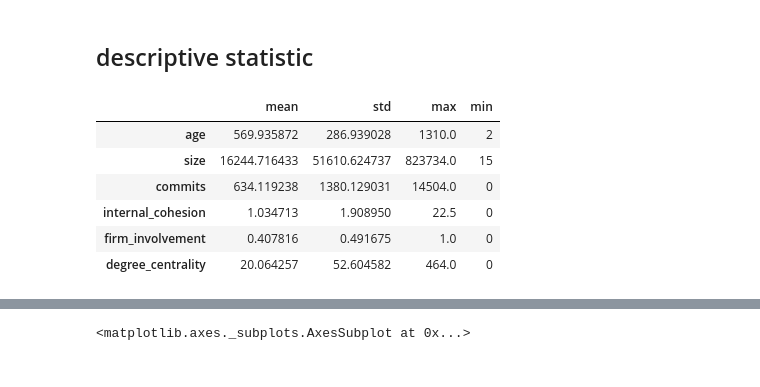
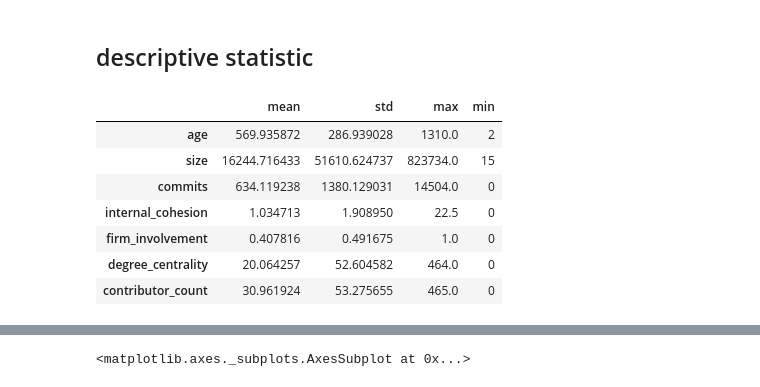
Before and after one commit to Takamichi-tsutsumi/github-py, a Jupyter notebook: Analysis.ipynb, the cells around one changed output, grey strips where cells are left out. Cells and saved outputs as stored; diff of their text form; code cells hidden in the pictures.

```diff
--- a/Analysis.ipynb
+++ b/Analysis.ipynb
@@ -3,7 +3,7 @@
 import pandas as pd
 import numpy
 import matplotlib.pyplot as plt
-import scipy.stats
+import scipy.stats as stats
 import pandas.io.sql as psql
 import psycopg2 as pg
 from statsmodels import api as sm
@@ -12,11 +12,11 @@ plt.style.use('ggplot')
 
 # Database connection
 with pg.connect(database='research') as conn:
-    sql = 'SELECT full_name, age, size, commits, internal_cohesion, degree_centrality, firm_involvement \
+    sql = 'SELECT full_name, age, size, commits, internal_cohesion, contributor_count, degree_centrality, firm_involvement \
         FROM repositories where id < 1000;'
     data = psql.read_sql(sql, conn)
 
-sub = data[["age", "size", "commits", "internal_cohesion", "firm_involvement", "degree_centrality"]]
+sub = data[["age", "size", "commits", "internal_cohesion", "firm_involvement", "degree_centrality", "contributor_count"]]
 sub_data = sub.copy()
 
 sub_data["age"] = pd.to_numeric(sub_data["age"], errors="coerce")
@@ -25,3 +25,4 @@ sub_data["commits"] = pd.to_numeric(sub_data["commits"], errors="coerce")
 sub_data["internal_cohesion"] = pd.to_numeric(sub_data["internal_cohesion"], errors="coerce")
 sub_data["firm_involvement"] = pd.to_numeric(sub_data["firm_involvement"], errors="coerce")
 sub_data["degree_centrality"] = pd.to_numeric(sub_data["degree_centrality"], errors="coerce")
+sub_data["contributor_count"] = pd.to_numeric(sub_data["contributor_count"], errors="coerce")
@@ -28,23 +31,24 @@ sub_data["degree_centrality"] = pd.to_numeric(sub_data["degree_centrality"], err
 # %% [markdown]
 ## descriptive statistic
 # %%
-labels = ["age", "size", "commits", "internal_cohesion", "firm_involvement", "degree_centrality"]
+labels = ["age", "size", "commits", "internal_cohesion", "firm_involvement", "degree_centrality", "contributor_count"]
 ds = pd.DataFrame(index=labels)
 # for l in labels:
 #     ds[]
 ds['mean'] = sub_data.mean()
 ds['std'] = sub_data.std()
 ds['max'] = sub_data.max()
 ds['min'] = sub_data.min()
 ds
 # %% [output]
 |  | mean | std | max | min |
 | age | 569.935872 | 286.939028 | 1310.0 | 2 |
 | size | 16244.716433 | 51610.624737 | 823734.0 | 15 |
 | commits | 634.119238 | 1380.129031 | 14504.0 | 0 |
 | internal_cohesion | 1.034713 | 1.908950 | 22.5 | 0 |
 | firm_involvement | 0.407816 | 0.491675 | 1.0 | 0 |
 | degree_centrality | 20.064257 | 52.604582 | 464.0 | 0 |
+| contributor_count | 30.961924 | 53.275655 | 465.0 | 0 |
 # %%
 sub_data["ic_fi"] = sub_data["internal_cohesion"] * sub_data["firm_involvement"]
 sub_data["dc_fi"] = sub_data["degree_centrality"] * sub_data["firm_involvement"]
```
Also changed, not shown: parts of 49 cells of this notebook, 3 other files.
